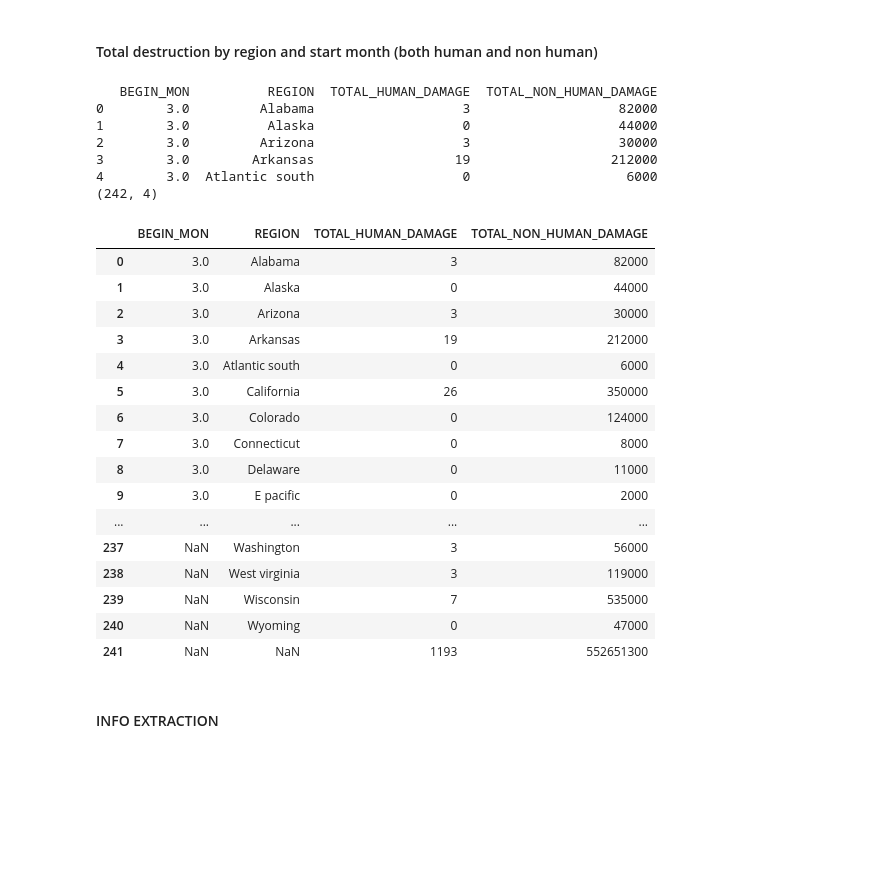
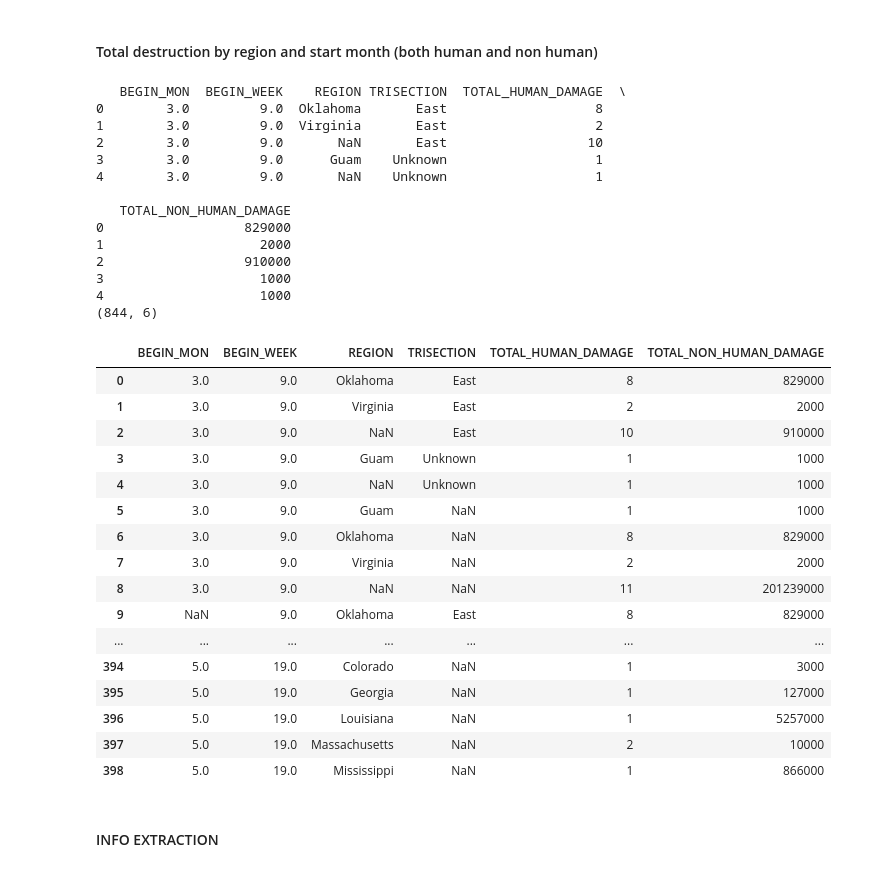
Before and after one commit to chandlerNick/BHT_BI_WiSe2425, a Jupyter notebook: Task1/Code/MostImpactfulEvents.ipynb, the cells around one changed output. Saved outputs shown, nothing was run; the diff lists cells and outputs as text; code cells hidden in the pictures; blank space fills up the shorter version.

```diff
--- a/Task1/Code/MostImpactfulEvents.ipynb
+++ b/Task1/Code/MostImpactfulEvents.ipynb
@@ -377,58 +377,82 @@ cube_human_df
 # %%
 q = '''
 WITH NewWeatherData AS (
     SELECT
         MONTH(BEGIN_DATE_TIME) AS BEGIN_MON,
+        WEEK(BEGIN_DATE_TIME) AS BEGIN_WEEK,
         REGION,
+        CASE
+            -- West Region
+            WHEN STATE_FIPS IN ('02', '04', '06', '08', '15', '16', '30', '32', '35', '41', '49', '53', '56') THEN 'West'
+            -- Central Region
+            WHEN STATE_FIPS IN ('05', '17', '18', '19', '20', '26', '27', '29', '31', '38', '39', '46', '48', '55') THEN 'Central'
+            -- East Region
+            WHEN STATE_FIPS IN ('01', '09', '10', '11', '12', '13', '21', '22', '23', '24', '25', '28', '33', '34', '36', '37', '40', '42', '44', '45', '47', '50', '51', '54') THEN 'East'
+            ELSE 'Unknown'
+        END AS TRISECTION,
         COALESCE(INJURIES_DIRECT, 0) + COALESCE(INJURIES_INDIRECT, 0) + COALESCE(DEATHS_DIRECT, 0) + COALESCE(DEATHS_INDIRECT, 0) AS HUMAN_DAMAGE,
         COALESCE(DAMAGE_PROPERTY, 0) + COALESCE(DAMAGE_CROPS, 0) AS NON_HUMAN_DAMAGE
     FROM
         AOL_SCHEMA.WEATHER_EVENTS
     WHERE
         MONTH(BEGIN_DATE_TIME) >= 3.0
 )
 SELECT
     BEGIN_MON,
+    BEGIN_WEEK,
     REGION,
+    TRISECTION,
     SUM(HUMAN_DAMAGE) AS TOTAL_HUMAN_DAMAGE,
     SUM(NON_HUMAN_DAMAGE) AS TOTAL_NON_HUMAN_DAMAGE
 FROM
     NewWeatherData
 GROUP BY
-    CUBE(BEGIN_MON, REGION)
+    CUBE(BEGIN_MON, BEGIN_WEEK, REGION, TRISECTION)
+HAVING
+    SUM(HUMAN_DAMAGE) > 0
+    AND SUM(NON_HUMAN_DAMAGE) > 0
 ORDER BY
+    BEGIN_WEEK,
     BEGIN_MON,
+    TRISECTION,
     REGION;
 '''
 
 cube_df = print_query(q, conn)
 print(cube_df.shape)
 cube_df
 # %% [output]
-   BEGIN_MON          REGION  TOTAL_HUMAN_DAMAGE  TOTAL_NON_HUMAN_DAMAGE
-0        3.0         Alabama                   3                   82000
-1        3.0          Alaska                   0                   44000
-2        3.0         Arizona                   3                   30000
-3        3.0        Arkansas                  19                  212000
-4        3.0  Atlantic south                   0                    6000
-(242, 4)
+   BEGIN_MON  BEGIN_WEEK    REGION TRISECTION  TOTAL_HUMAN_DAMAGE  \
+0        3.0         9.0  Oklahoma       East                   8
+1        3.0         9.0  Virginia       East                   2
+2        3.0         9.0       NaN       East                  10
+3        3.0         9.0      Guam    Unknown                   1
+4        3.0         9.0       NaN    Unknown                   1
+
+   TOTAL_NON_HUMAN_DAMAGE
+0                  829000
+1                    2000
+2                  910000
+3                    1000
+4                    1000
+(844, 6)
-|  | BEGIN_MON | REGION | TOTAL_HUMAN_DAMAGE | TOTAL_NON_HUMAN_DAMAGE |
-| 0 | 3.0 | Alabama | 3 | 82000 |
-| 1 | 3.0 | Alaska | 0 | 44000 |
-| 2 | 3.0 | Arizona | 3 | 30000 |
-| 3 | 3.0 | Arkansas | 19 | 212000 |
-| 4 | 3.0 | Atlantic south | 0 | 6000 |
-| 5 | 3.0 | California | 26 | 350000 |
-| 6 | 3.0 | Colorado | 0 | 124000 |
-| 7 | 3.0 | Connecticut | 0 | 8000 |
-| 8 | 3.0 | Delaware | 0 | 11000 |
-| 9 | 3.0 | E pacific | 0 | 2000 |
-| ... | ... | ... | ... | ... |
-| 237 | NaN | Washington | 3 | 56000 |
-| 238 | NaN | West virginia | 3 | 119000 |
-| 239 | NaN | Wisconsin | 7 | 535000 |
-| 240 | NaN | Wyoming | 0 | 47000 |
-| 241 | NaN | NaN | 1193 | 552651300 |
+|  | BEGIN_MON | BEGIN_WEEK | REGION | TRISECTION | TOTAL_HUMAN_DAMAGE | TOTAL_NON_HUMAN_DAMAGE |
+| 0 | 3.0 | 9.0 | Oklahoma | East | 8 | 829000 |
+| 1 | 3.0 | 9.0 | Virginia | East | 2 | 2000 |
+| 2 | 3.0 | 9.0 | NaN | East | 10 | 910000 |
+| 3 | 3.0 | 9.0 | Guam | Unknown | 1 | 1000 |
+| 4 | 3.0 | 9.0 | NaN | Unknown | 1 | 1000 |
+| 5 | 3.0 | 9.0 | Guam | NaN | 1 | 1000 |
+| 6 | 3.0 | 9.0 | Oklahoma | NaN | 8 | 829000 |
+| 7 | 3.0 | 9.0 | Virginia | NaN | 2 | 2000 |
+| 8 | 3.0 | 9.0 | NaN | NaN | 11 | 201239000 |
+| 9 | NaN | 9.0 | Oklahoma | East | 8 | 829000 |
+| ... | ... | ... | ... | ... | ... | ... |
+| 394 | 5.0 | 19.0 | Colorado | NaN | 1 | 3000 |
+| 395 | 5.0 | 19.0 | Georgia | NaN | 1 | 127000 |
+| 396 | 5.0 | 19.0 | Louisiana | NaN | 1 | 5257000 |
+| 397 | 5.0 | 19.0 | Massachusetts | NaN | 2 | 10000 |
+| 398 | 5.0 | 19.0 | Mississippi | NaN | 1 | 866000 |
 # %% [markdown]
 #### INFO EXTRACTION
 # %%
```
Also changed, not shown: parts of 2 cells of this notebook.
